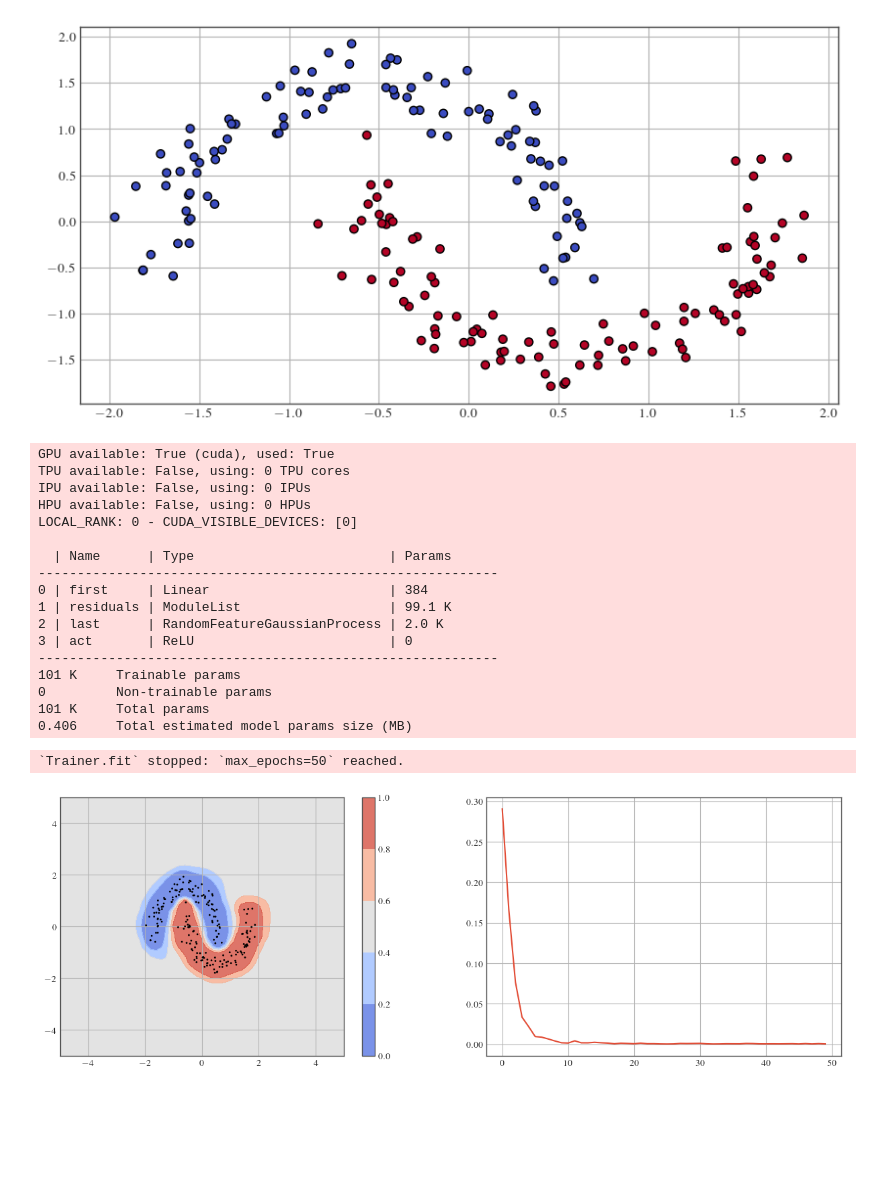
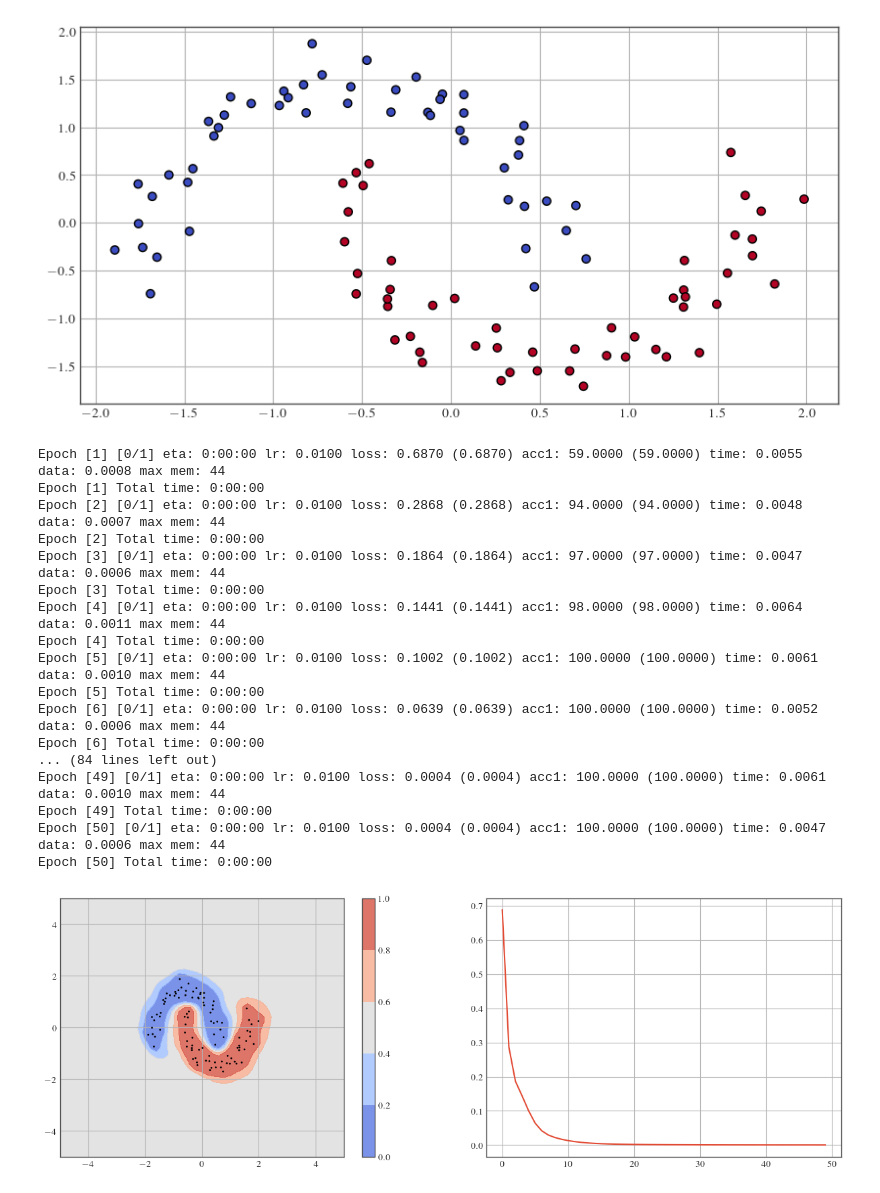
Before and after one commit to dhuseljic/dal-toolbox, a Jupyter notebook: notebooks/uncertainty/sngp.ipynb, the cells around one changed output. Cells and saved outputs as stored; diff of their text form; code cells hidden in the pictures; blank space fills up the shorter version.

```diff
--- a/notebooks/uncertainty/sngp.ipynb
+++ b/notebooks/uncertainty/sngp.ipynb
@@ -19,16 +20,16 @@ from dal_toolbox.models.utils.spectral_normalization import spectral_norm_linear
 # %%
-X, y = datasets.make_moons(200, noise=.1, random_state=42)
+X, y = datasets.make_moons(100, noise=.1, random_state=42)
 # X, y = datasets.make_circles(500, noise=.02)
 X = (X - X.mean(0)) / X.std(0)
 X = torch.from_numpy(X).float()
 y = torch.from_numpy(y).long()
 
 train_ds = torch.utils.data.TensorDataset(X, y)
 
 plt.scatter(X[:, 0], X[:, 1], c=y)
 plt.show()
 # %% [output]
-[figure, old version]
+[figure, new version]
 # %%
 from dal_toolbox.models.sngp.base import SNGPModule
 from dal_toolbox.models.utils.callbacks import MetricsHistory
@@ -115,34 +123,40 @@ torch.manual_seed(0)
 train_loader = torch.utils.data.DataLoader(train_ds, batch_size=128, shuffle=True)
 
 model = Model(num_classes=2, use_spectral_norm=True, spectral_norm_params=spectral_norm_params, gp_params=gp_params)
-history = MetricsHistory()
-trainer = L.Trainer(max_epochs=epochs, callbacks=[history])
-trainer.fit(model, train_loader)
+# history = MetricsHistory()
+# trainer = L.Trainer(max_epochs=epochs, callbacks=[history])
+# trainer.fit(model, train_loader)
+trainer = SNGPTrainer(
+    model,
+    criterion=nn.CrossEntropyLoss(),
+    optimizer=model.configure_optimizers(),
+    num_epochs=50,
+)
+history = trainer.fit(train_loader)
 
 model.eval()
 plt.figure(figsize=(15, 5))
 plt.subplot(121)
 plot_contour(model, X, y)
 plt.subplot(122)
-plt.plot([d['loss'] for d in history])
+plt.plot([d['train_loss'] for d in history['train_history']])
 plt.show()
 # %% [output]
-GPU available: True (cuda), used: True
-TPU available: False, using: 0 TPU cores
-IPU available: False, using: 0 IPUs
-HPU available: False, using: 0 HPUs
-LOCAL_RANK: 0 - CUDA_VISIBLE_DEVICES: [0]
-
-  | Name      | Type                         | Params
------------------------------------------------------------
-0 | first     | Linear                       | 384
-1 | residuals | ModuleList                   | 99.1 K
-2 | last      | RandomFeatureGaussianProcess | 2.0 K
-3 | act       | ReLU                         | 0
------------------------------------------------------------
-101 K     Trainable params
-0         Non-trainable params
-101 K     Total params
-0.406     Total estimated model params size (MB)
+Epoch [1] [0/1] eta: 0:00:00 lr: 0.0100 loss: 0.6870 (0.6870) acc1: 59.0000 (59.0000) time: 0.0055 data: 0.0008 max mem: 44
+Epoch [1] Total time: 0:00:00
+Epoch [2] [0/1] eta: 0:00:00 lr: 0.0100 loss: 0.2868 (0.2868) acc1: 94.0000 (94.0000) time: 0.0048 data: 0.0007 max mem: 44
+Epoch [2] Total time: 0:00:00
+Epoch [3] [0/1] eta: 0:00:00 lr: 0.0100 loss: 0.1864 (0.1864) acc1: 97.0000 (97.0000) time: 0.0047 data: 0.0006 max mem: 44
+Epoch [3] Total time: 0:00:00
+Epoch [4] [0/1] eta: 0:00:00 lr: 0.0100 loss: 0.1441 (0.1441) acc1: 98.0000 (98.0000) time: 0.0064 data: 0.0011 max mem: 44
+Epoch [4] Total time: 0:00:00
+Epoch [5] [0/1] eta: 0:00:00 lr: 0.0100 loss: 0.1002 (0.1002) acc1: 100.0000 (100.0000) time: 0.0061 data: 0.0010 max mem: 44
+Epoch [5] Total time: 0:00:00
+Epoch [6] [0/1] eta: 0:00:00 lr: 0.0100 loss: 0.0639 (0.0639) acc1: 100.0000 (100.0000) time: 0.0052 data: 0.0006 max mem: 44
+Epoch [6] Total time: 0:00:00
+... (84 lines left out)
+Epoch [49] [0/1] eta: 0:00:00 lr: 0.0100 loss: 0.0004 (0.0004) acc1: 100.0000 (100.0000) time: 0.0061 data: 0.0010 max mem: 44
+Epoch [49] Total time: 0:00:00
+Epoch [50] [0/1] eta: 0:00:00 lr: 0.0100 loss: 0.0004 (0.0004) acc1: 100.0000 (100.0000) time: 0.0047 data: 0.0006 max mem: 44
+Epoch [50] Total time: 0:00:00
-`Trainer.fit` stopped: `max_epochs=50` reached.
-[figure, old version]
+[figure, new version]
```
Also changed, not shown: parts of 2 cells of this notebook, 4 other files.
